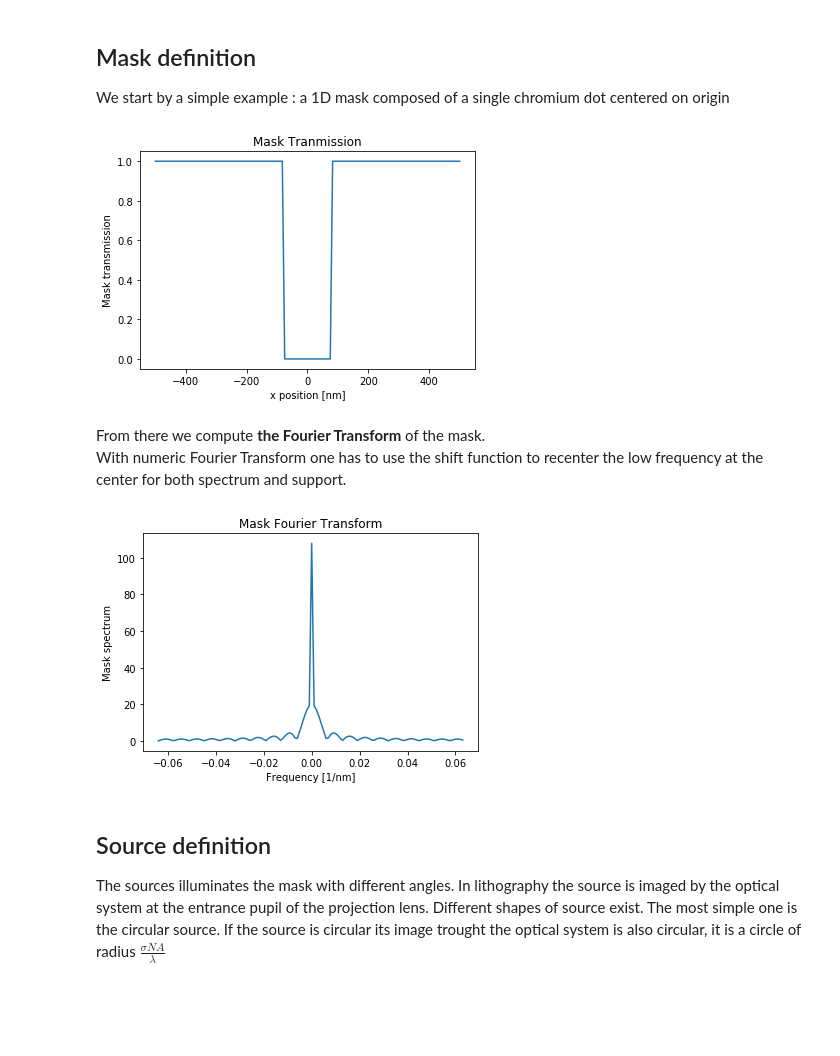
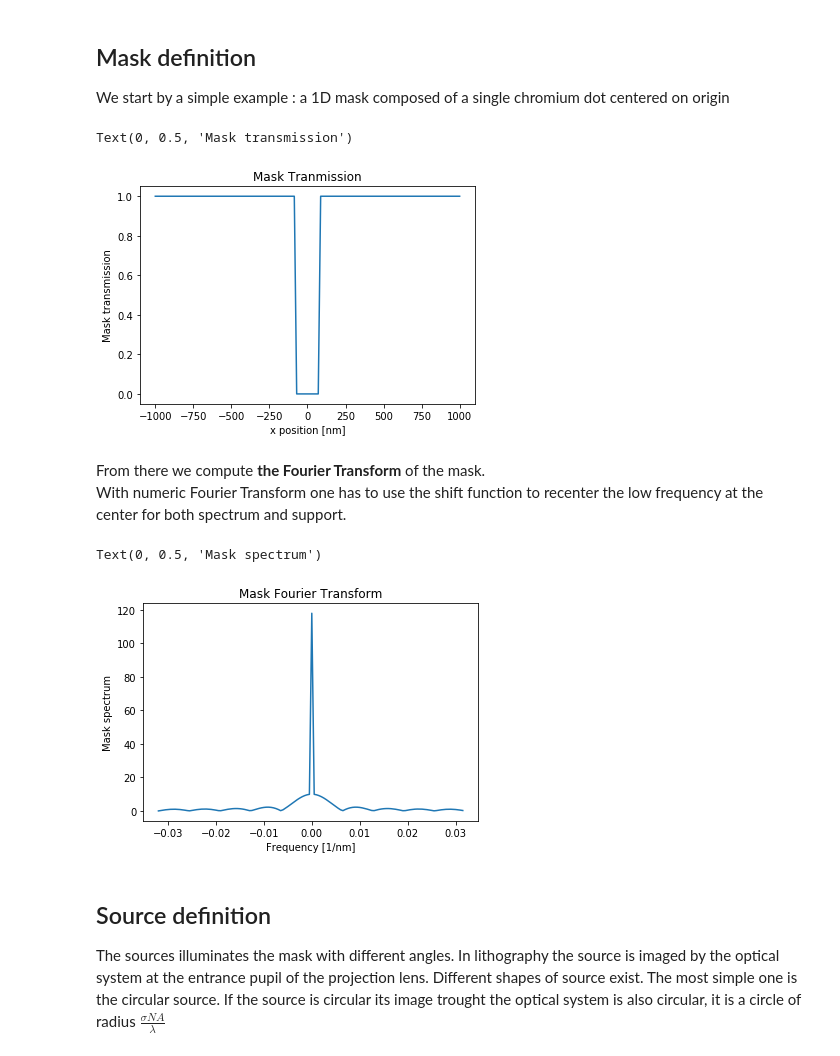
Before and after one commit to pierremifasol/Lithography-Simulation, a Jupyter notebook: Lithography.ipynb, the cells around one changed output. Saved outputs shown, nothing was run; the diff lists cells and outputs as text; code cells hidden in the pictures; blank space fills up the shorter version.

```diff
--- a/Lithography.ipynb
+++ b/Lithography.ipynb
@@ -5,26 +11,22 @@ In this notebook we present some insights about the optical aspect of lithograph
 ## Mask definition
 We start by a simple example : a 1D mask composed of a single chromium dot centered on origin
 # %%
-import numpy as np
-import matplotlib.pyplot as plt
-%matplotlib inline
-
 #Define the chromium dot size
-dot_size=150.
+dot_size=500.
 #Define the x support
-x_support=np.linspace(-500.,500.,128)
+x_support=np.linspace(-1000.,1000.,128)
 #Compute the pixel size
-dx=1000./128
+dx=2000./128
 #Define the mask, 1 for glass, 0 for chromium
 mask=[0 if np.abs(x)<150/2 else 1 for x in x_support ]
 #Plot
 plt.title('Mask Tranmission')
 plt.plot(x_support, mask)
 plt.xlabel('x position [nm]')
 plt.ylabel('Mask transmission')
-plt.show()
 # %% [output]
+Text(0, 0.5, 'Mask transmission')
-[figure, old version]
+[figure, new version]
 # %% [markdown]
 From there we compute **the Fourier Transform** of the mask.
 With numeric Fourier Transform one has to use the shift function to recenter the low frequency at the center for both spectrum and support.
@@ -37,9 +39,9 @@ plt.title('Mask Fourier Transform')
 plt.plot(freq_support,np.abs(mask_ft))
 plt.xlabel('Frequency [1/nm]')
 plt.ylabel('Mask spectrum')
-plt.show()
 # %% [output]
+Text(0, 0.5, 'Mask spectrum')
-[figure, old version]
+[figure, new version]
 # %% [markdown]
 ## Source definition
 
```
Also changed, not shown: parts of 5 cells of this notebook.
